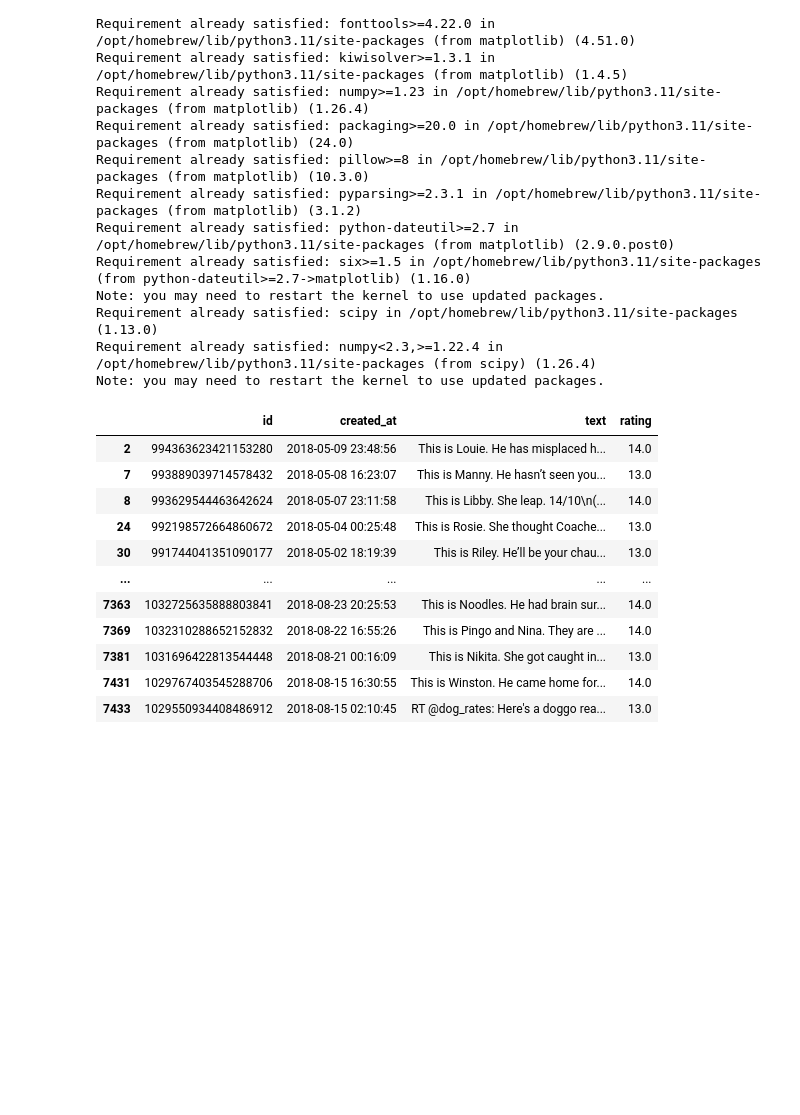
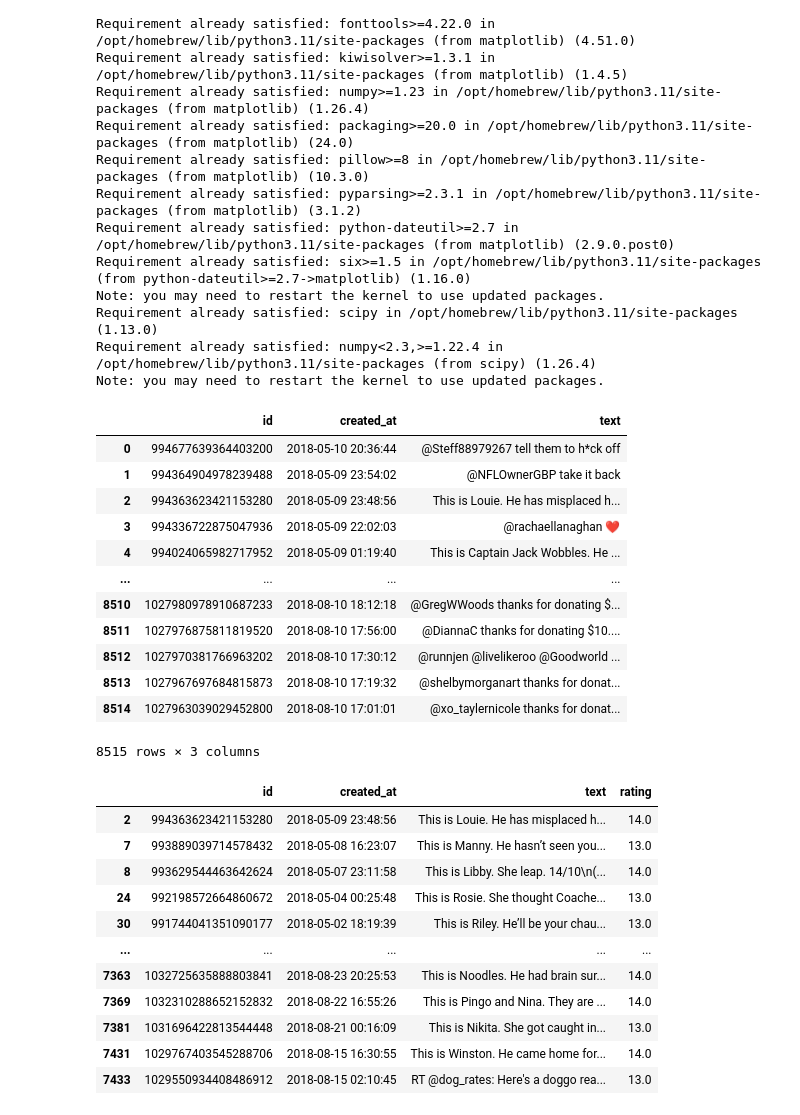
Before and after one commit to ebarylko/cmpt-353, a Jupyter notebook: assignment-2/dog-rates.ipynb, the cells around one changed output. Saved outputs shown, nothing was run; the diff lists cells and outputs as text; code cells hidden in the pictures; blank space fills up the shorter version.

Commit message:
Simplified the functions in the dog-rates file

```diff
--- a/assignment-2/dog-rates.ipynb
+++ b/assignment-2/dog-rates.ipynb
@@ -25,4 +25,31 @@ Requirement already satisfied: scipy in /opt/homebrew/lib/python3.11/site-packag
 Requirement already satisfied: numpy<2.3,>=1.22.4 in /opt/homebrew/lib/python3.11/site-packages (from scipy) (1.26.4)
 Note: you may need to restart the kernel to use updated packages.
 # %%
+def tweet_to_rating(tweet):
+    """
+    Args:
+        tweet: a string that optionally contains a rating of the form x/10, where x is a positive integer
+
+    Returns: NAN if the tweet has no rating, otherwise returns the numerical value of the rating
+    """
+    match = re.search(r'(\d+(?:\.\d+)?)/10', tweet)
+    rating = match and float(match.groups()[0])
+    return match and rating and float(match.groups()[0])
+
+
 dog_rates = pd.read_csv("dog_rates_tweets.csv", parse_dates=[1])
+dog_rates
+# %% [output]
+|  | id | created_at | text |
+| 0 | 994677639364403200 | 2018-05-10 20:36:44 | @Steff88979267 tell them to h*ck off |
+| 1 | 994364904978239488 | 2018-05-09 23:54:02 | @NFLOwnerGBP take it back |
+| 2 | 994363623421153280 | 2018-05-09 23:48:56 | This is Louie. He has misplaced h... |
+| 3 | 994336722875047936 | 2018-05-09 22:02:03 | @rachaellanaghan ❤️ |
+| 4 | 994024065982717952 | 2018-05-09 01:19:40 | This is Captain Jack Wobbles. He ... |
+| ... | ... | ... | ... |
+| 8510 | 1027980978910687233 | 2018-08-10 18:12:18 | @GregWWoods thanks for donating $... |
+| 8511 | 1027976875811819520 | 2018-08-10 17:56:00 | @DiannaC thanks for donating $10.... |
+| 8512 | 1027970381766963202 | 2018-08-10 17:30:12 | @runnjen @livelikeroo @Goodworld ... |
+| 8513 | 1027967697684815873 | 2018-08-10 17:19:32 | @shelbymorganart thanks for donat... |
+| 8514 | 1027963039029452800 | 2018-08-10 17:01:01 | @xo_taylernicole thanks for donat... |
+8515 rows × 3 columns
```
Also changed, not shown: parts of 5 cells of this notebook, 1 other file.
